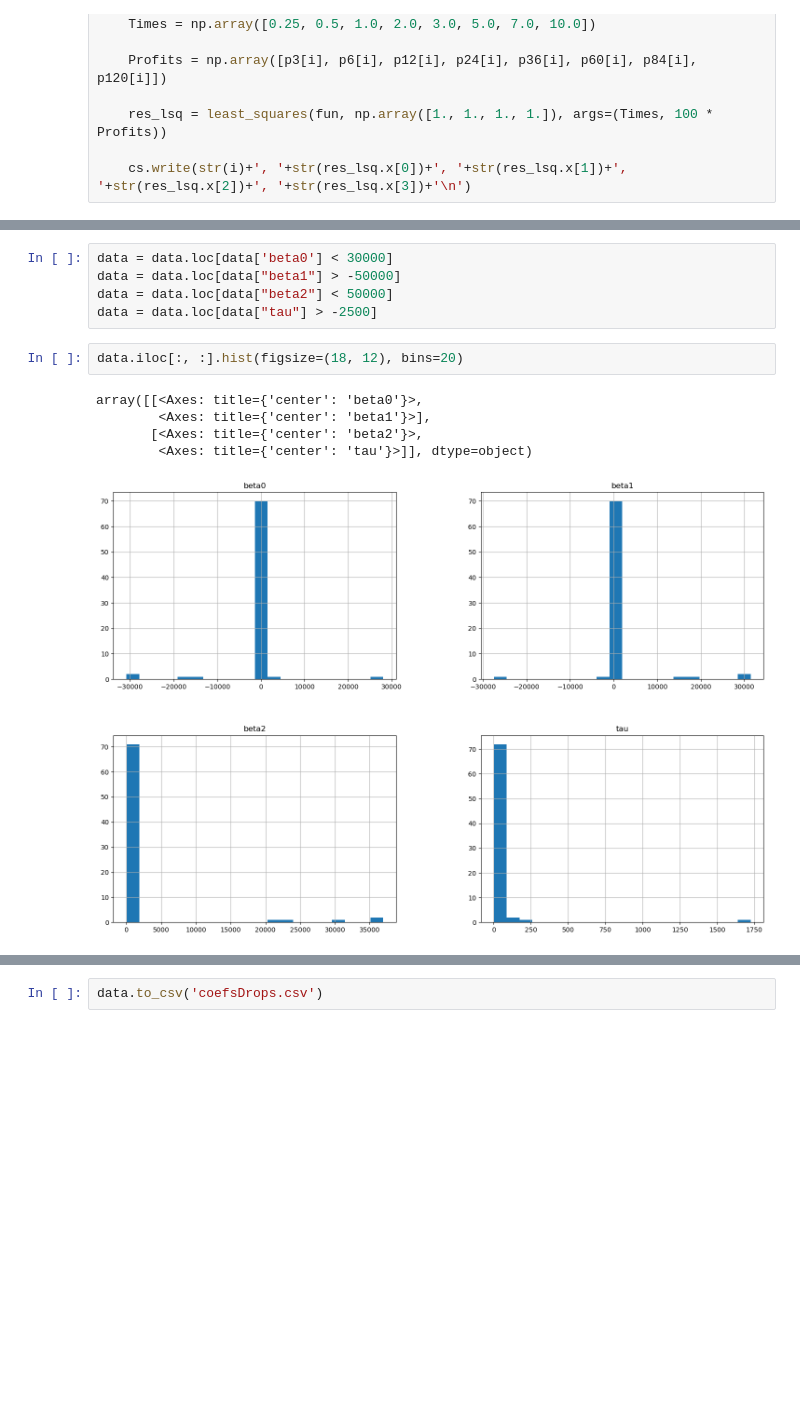
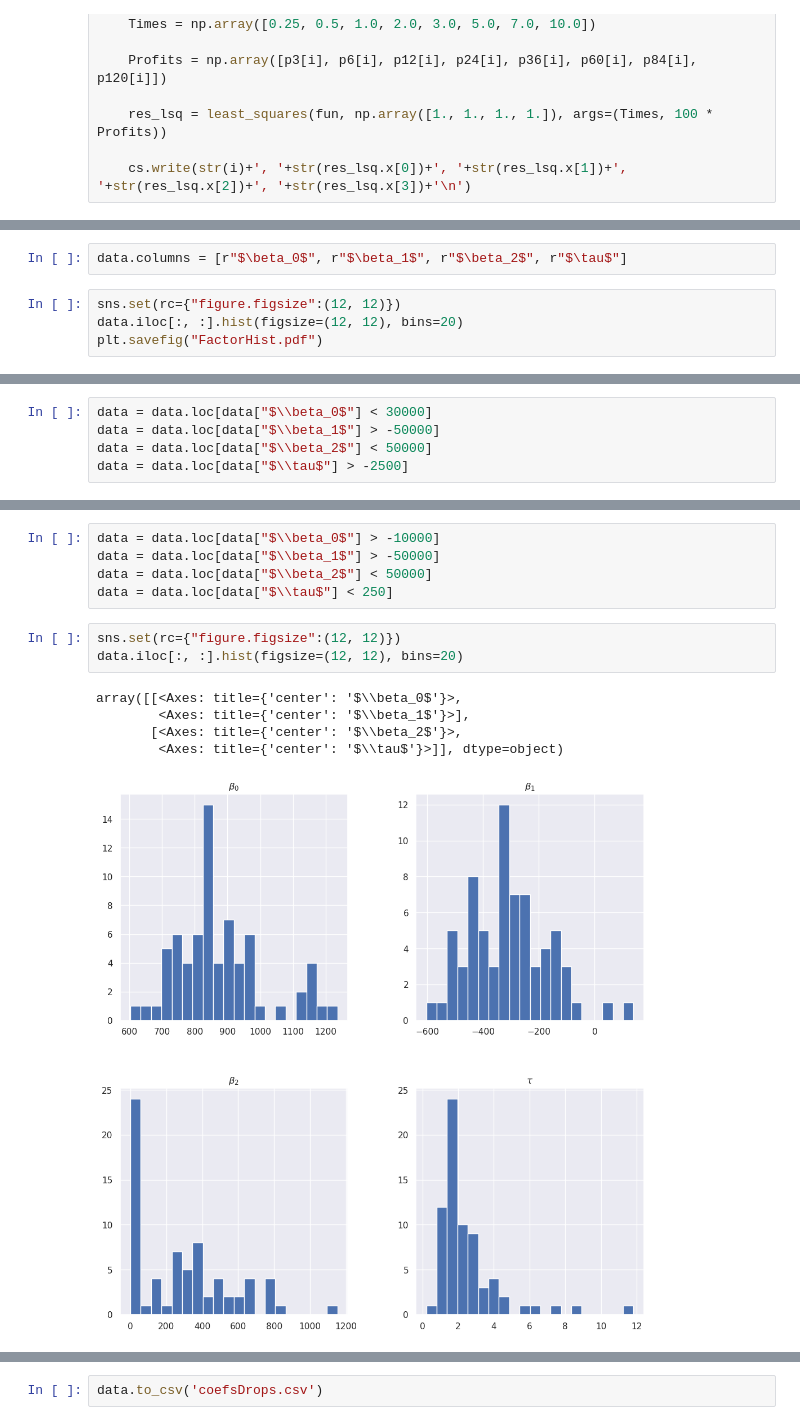
Before and after one commit to VsevolodZaostrovsky/MOEX-Yield-Curve-Forecasting, a Jupyter notebook: DataWork/NSmodel.ipynb, the cells around one changed output, grey strips where cells are left out. Saved outputs shown, nothing was run; the diff lists cells and outputs as text; blank space fills up the shorter version.

```diff
--- a/DataWork/NSmodel.ipynb
+++ b/DataWork/NSmodel.ipynb
@@ -71,0 +82,6 @@ data=data.drop(["Unnamed: 0"], axis=1)
+# %%
+data.columns = [r"$\beta_0$", r"$\beta_1$", r"$\beta_2$", r"$\tau$"]
+# %%
+sns.set(rc={"figure.figsize":(12, 12)})
+data.iloc[:, :].hist(figsize=(12, 12), bins=20)
+plt.savefig("FactorHist.pdf")
@@ -72,3 +90,8 @@ data=data.drop(["Unnamed: 0"], axis=1)
+# %%
+data = data.loc[data["$\\beta_0$"] < 30000]
+data = data.loc[data["$\\beta_1$"] > -50000]
+data = data.loc[data["$\\beta_2$"] < 50000]
+data = data.loc[data["$\\tau$"] > -2500]
 # %%
 data.iloc[:, :].hist(figsize=(18, 12), bins=20)
 # %% [output]
@@ -80,14 +103,15 @@ array([[<Axes: title={'center': 'beta0'}>,
 # %%
-data = data.loc[data['beta0'] < 30000]
-data = data.loc[data["beta1"] > -50000]
-data = data.loc[data["beta2"] < 50000]
-data = data.loc[data["tau"] > -2500]
+data = data.loc[data["$\\beta_0$"] > -10000]
+data = data.loc[data["$\\beta_1$"] > -50000]
+data = data.loc[data["$\\beta_2$"] < 50000]
+data = data.loc[data["$\\tau$"] < 250]
 # %%
-data.iloc[:, :].hist(figsize=(18, 12), bins=20)
+sns.set(rc={"figure.figsize":(12, 12)})
+data.iloc[:, :].hist(figsize=(12, 12), bins=20)
 # %% [output]
-array([[<Axes: title={'center': 'beta0'}>,
-        <Axes: title={'center': 'beta1'}>],
-       [<Axes: title={'center': 'beta2'}>,
-        <Axes: title={'center': 'tau'}>]], dtype=object)
+array([[<Axes: title={'center': '$\\beta_0$'}>,
+        <Axes: title={'center': '$\\beta_1$'}>],
+       [<Axes: title={'center': '$\\beta_2$'}>,
+        <Axes: title={'center': '$\\tau$'}>]], dtype=object)
-[figure, old version]
+[figure, new version]
 # %%
```
Also changed, not shown: parts of 14 cells of this notebook, 13 other files.
